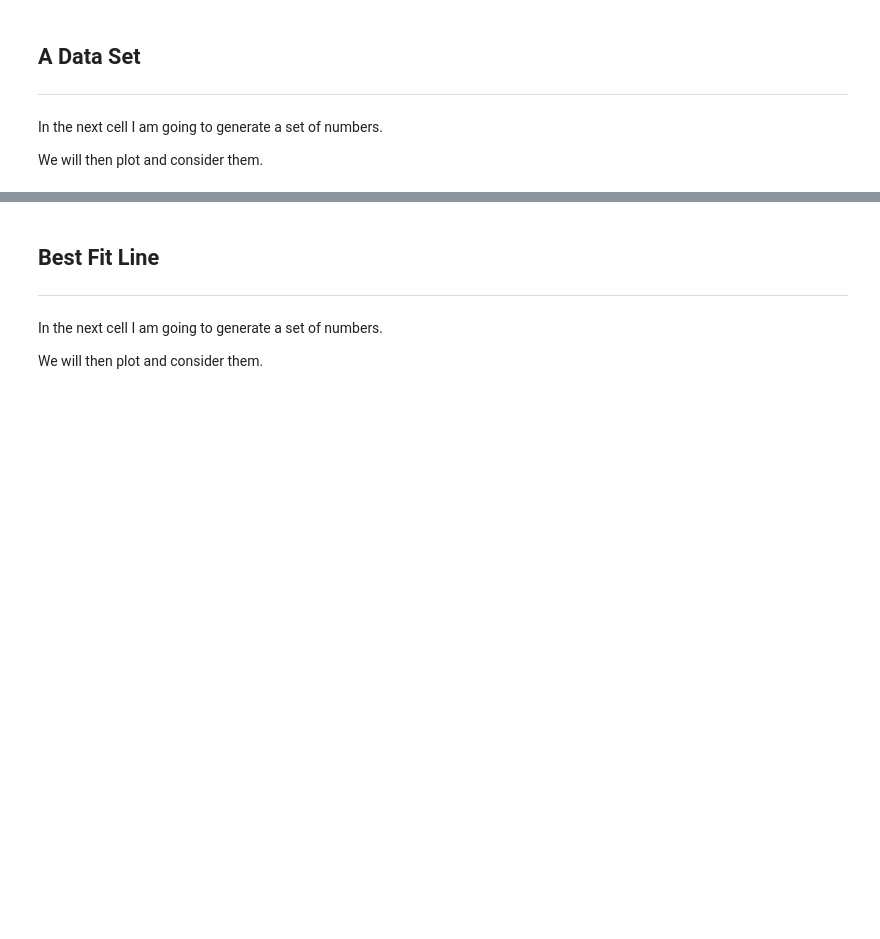
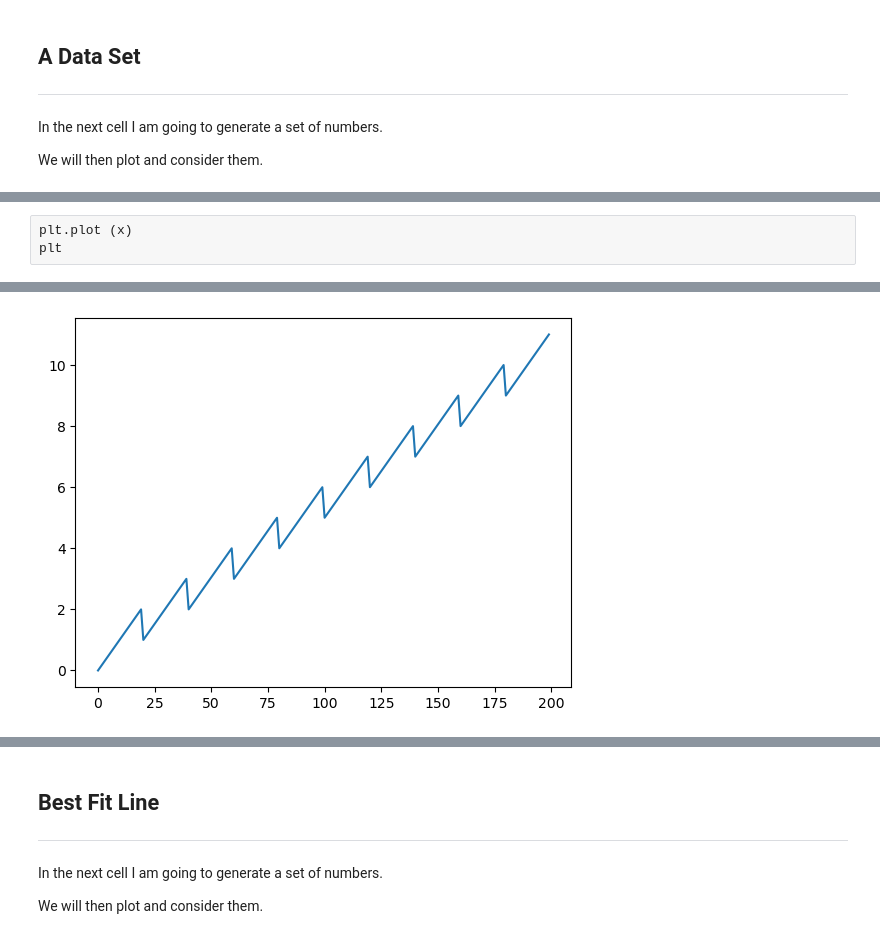
Before and after one commit to BridK02/fundata-assessment, a Jupyter notebook: Exercises/04-outliers.ipynb, the cells around one changed output, grey strips where cells are left out. Cells and saved outputs as stored; diff of their text form; blank space fills up the shorter version.

```diff
--- a/Exercises/04-outliers.ipynb
+++ b/Exercises/04-outliers.ipynb
@@ -149,0 +204,4 @@ y = ys.flatten()
+# %%
+plt.plot (x)
+plt
+# %% [output]
@@ -150,3 +209,4 @@ y = ys.flatten()
+[figure, added]
 # %%
 
 # Plot.
```
Also changed, not shown: parts of 20 cells of this notebook, 4 other files.
